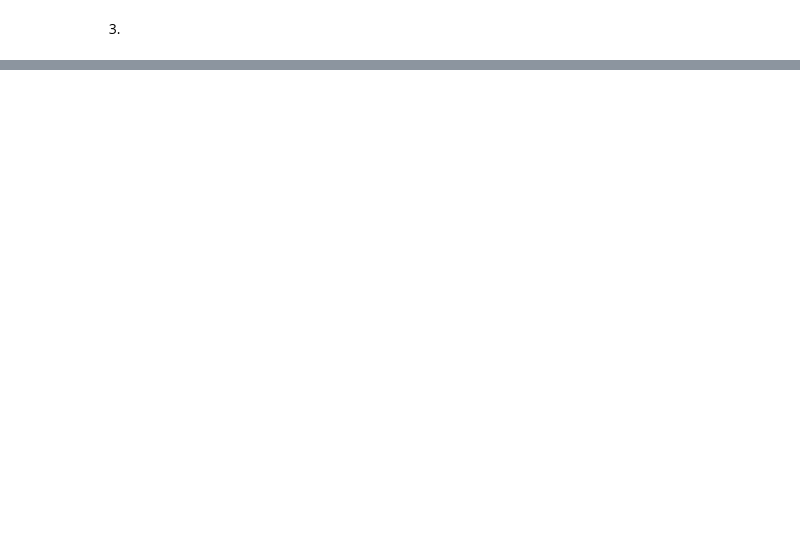
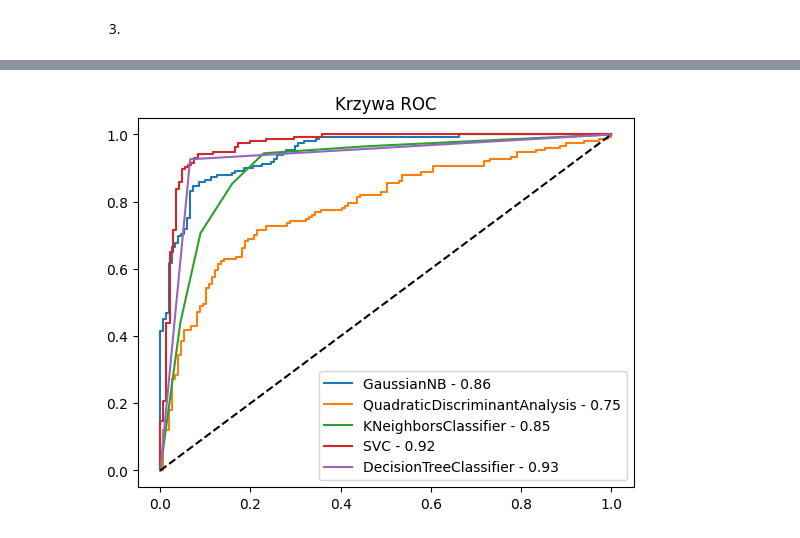
Before and after one commit to szvbvtk/Przetwarzanie_i_analiza_danych, a Jupyter notebook: lab_11.ipynb, the cells around one changed output, grey strips where cells are left out. Cells and saved outputs as stored; diff of their text form; code cells hidden in the pictures; blank space fills up the shorter version.

```diff
--- a/lab_11.ipynb
+++ b/lab_11.ipynb
@@ -71,0 +156,14 @@ for clf in classifiers:
+# %%
+for i in range(len(classifiers)):
+    y_test = y_test_list[i]
+    y_pred_proba = y_pred_proba_list[i]
+
+    fpr, tpr, thresholds = roc_curve(y_test, y_pred_proba)
+
+    plt.plot(fpr, tpr, label=f"{classifiers[i].__class__.__name__} - {round(auc_list[i], 2)}")
+
+plt.plot([0, 1], [0, 1], linestyle='--', color='k')
+plt.title("Krzywa ROC")
+plt.legend();
+# %% [output]
+[figure, added]
```
Also changed, not shown: parts of 11 cells of this notebook.
